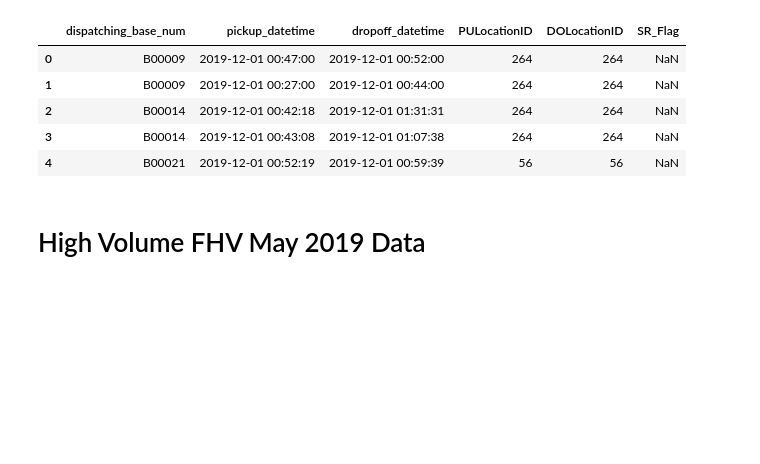
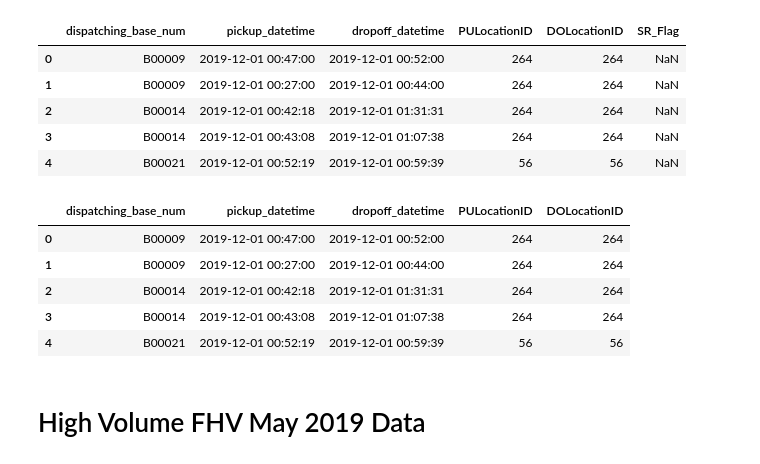
Before and after one commit to ILekawa9/Project-1, a Jupyter notebook: NYC_Taxi_Rideshare.ipynb, the cells around one changed output. Saved outputs shown, nothing was run; the diff lists cells and outputs as text; code cells hidden in the pictures; blank space fills up the shorter version.

```diff
--- a/NYC_Taxi_Rideshare.ipynb
+++ b/NYC_Taxi_Rideshare.ipynb
@@ -324,7 +229,7 @@ fhv_june_2019_df.head()
 # %% [markdown]
 # FHV December 2019 Data
 # %%
-for_hire_veh_2019_12 = "NYC Taxi & FHV Data/fhv_tripdata_2019-12.csv"
+for_hire_veh_2019_12 = "../../../Desktop/NYC Taxi & FHV Data/fhv_tripdata_2019-12.csv"
 fhv_dec_2019_df = pd.read_csv(for_hire_veh_2019_12)
 fhv_dec_2019_df.head()
 # %% [output]
@@ -334,6 +239,16 @@ fhv_dec_2019_df.head()
 | 2 | B00014 | 2019-12-01 00:42:18 | 2019-12-01 01:31:31 | 264 | 264 | NaN |
 | 3 | B00014 | 2019-12-01 00:43:08 | 2019-12-01 01:07:38 | 264 | 264 | NaN |
 | 4 | B00021 | 2019-12-01 00:52:19 | 2019-12-01 00:59:39 | 56 | 56 | NaN |
+# %%
+clean_fhv_dec_2019_df= fhv_dec_2019_df.drop(columns=['SR_Flag'])#are we keeping dispatching_base_num??
+clean_fhv_dec_2019_df.head()
+# %% [output]
+|  | dispatching_base_num | pickup_datetime | dropoff_datetime | PULocationID | DOLocationID |
+| 0 | B00009 | 2019-12-01 00:47:00 | 2019-12-01 00:52:00 | 264 | 264 |
+| 1 | B00009 | 2019-12-01 00:27:00 | 2019-12-01 00:44:00 | 264 | 264 |
+| 2 | B00014 | 2019-12-01 00:42:18 | 2019-12-01 01:31:31 | 264 | 264 |
+| 3 | B00014 | 2019-12-01 00:43:08 | 2019-12-01 01:07:38 | 264 | 264 |
+| 4 | B00021 | 2019-12-01 00:52:19 | 2019-12-01 00:59:39 | 56 | 56 |
 # %% [markdown]
 # High Volume FHV May 2019 Data
 # %%
```
Also changed, not shown: parts of 27 cells of this notebook.
